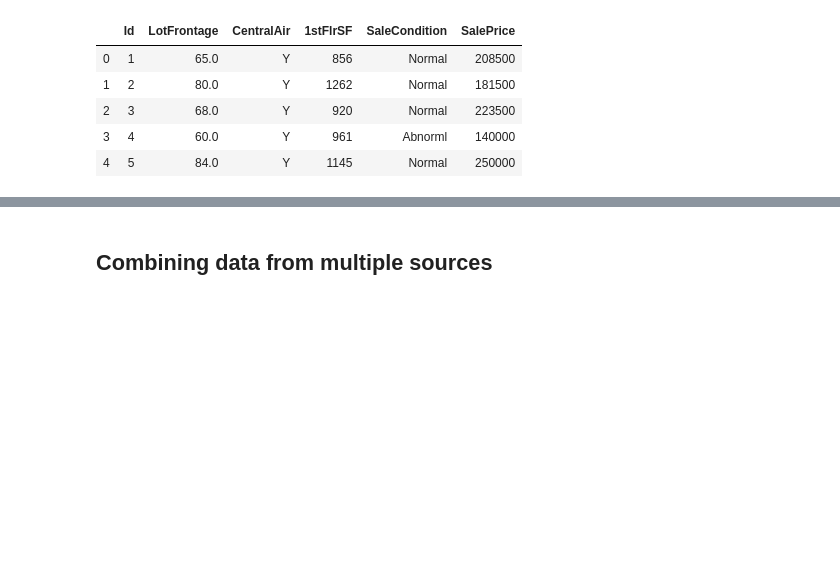
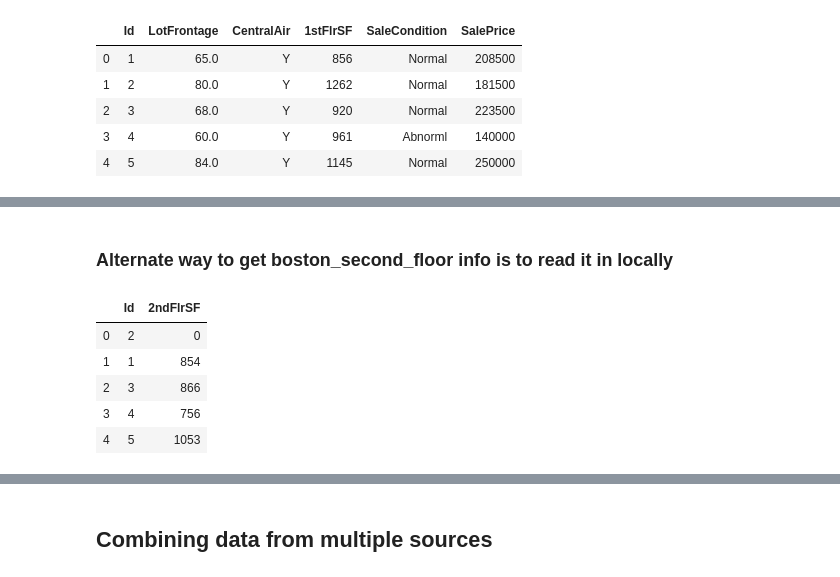
Before and after one commit to lichtend/fall2019, a Jupyter notebook: week3/Week3.ipynb, the cells around one changed output, grey strips where cells are left out. Cells and saved outputs as stored; diff of their text form; code cells hidden in the pictures; blank space fills up the shorter version.

```diff
--- a/week3/Week3.ipynb
+++ b/week3/Week3.ipynb
@@ -202,0 +214,13 @@ boston_second_floor.head()
+# %% [markdown]
+### Alternate way to get boston_second_floor info is to read it in locally
+# %%
+boston_second_floor = pd.read_csv("boston_second_floor.csv")
+
+boston_second_floor.head()
+# %% [output]
+|  | Id | 2ndFlrSF |
+| 0 | 2 | 0 |
+| 1 | 1 | 854 |
+| 2 | 3 | 866 |
+| 3 | 4 | 756 |
+| 4 | 5 | 1053 |
```
Also changed, not shown: parts of 15 cells of this notebook.
